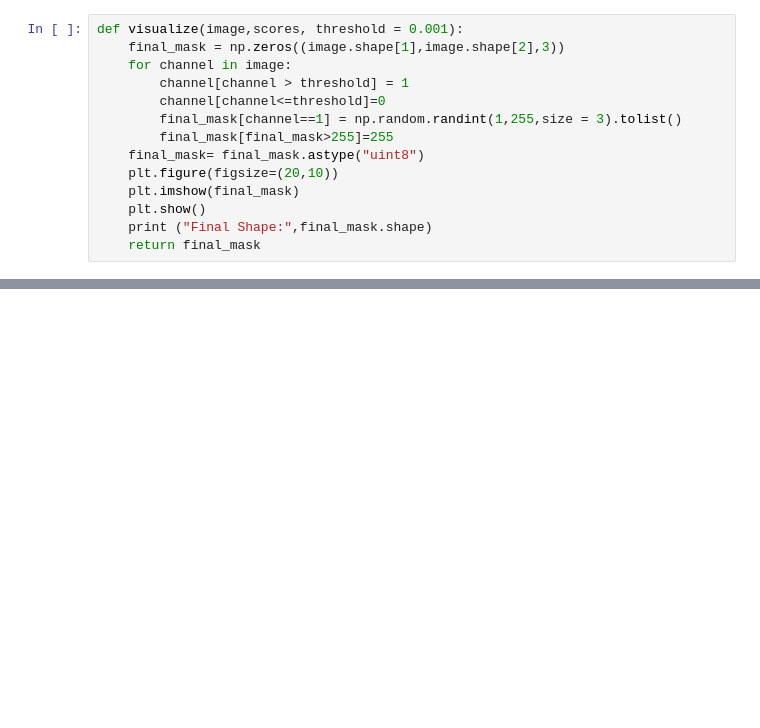
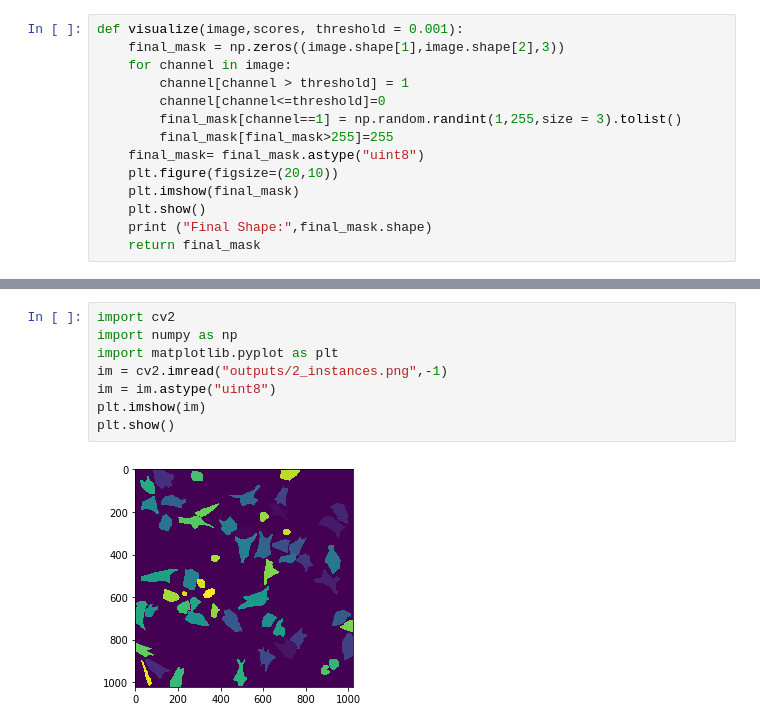
Before and after one commit to 0merjavaid/Microscopic-segmentation, a Jupyter notebook: Training/Untitled.ipynb, the cells around one changed output, grey strips where cells are left out. Saved outputs shown, nothing was run; the diff lists cells and outputs as text; blank space fills up the shorter version.

```diff
--- a/Training/Untitled.ipynb
+++ b/Training/Untitled.ipynb
@@ -225,2 +240,12 @@ max output instances  tensor(200, device='cuda:0')
 Final Shape: (1022, 1024, 3)
 NameError: name 'img' is not defined
+# %%
+import cv2
+import numpy as np
+import matplotlib.pyplot as plt
+im = cv2.imread("outputs/2_instances.png",-1)
+im = im.astype("uint8")
+plt.imshow(im)
+plt.show()
+# %% [output]
+[figure, added]
```
Also changed, not shown: parts of 5 cells of this notebook, 4 other files.
